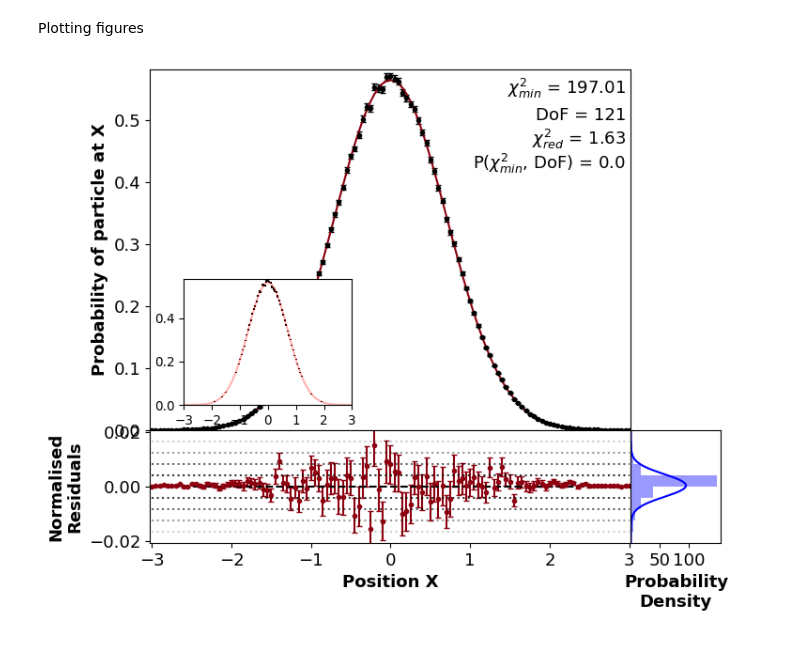
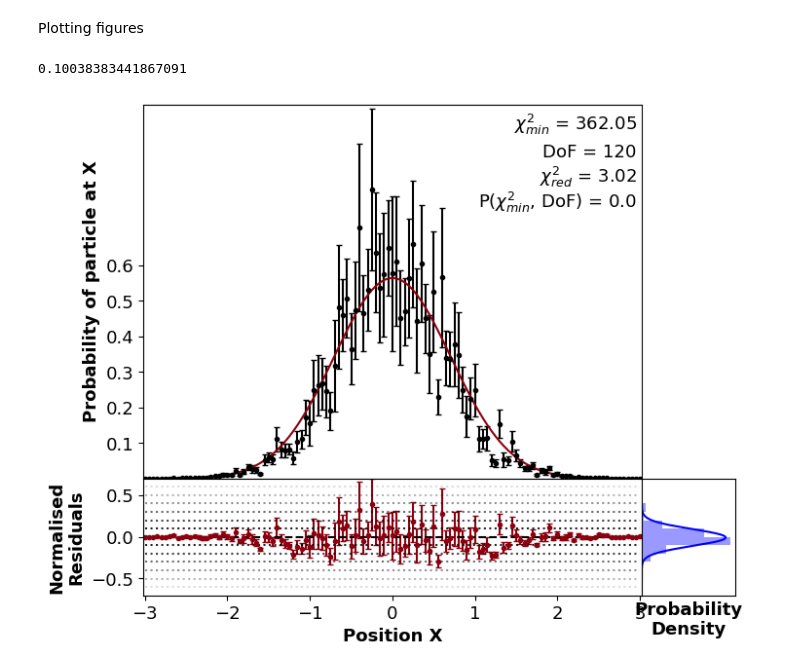
Before and after one commit to Wildeofthewest1/ProjectRepo, a Jupyter notebook: FeynmanPathIntegralJUPYTER.ipynb, the cells around one changed output. Saved outputs shown, nothing was run; the diff lists cells and outputs as text; code cells hidden in the pictures.

```diff
--- a/FeynmanPathIntegralJUPYTER.ipynb
+++ b/FeynmanPathIntegralJUPYTER.ipynb
@@ -169,7 +169,8 @@ def average(num_to_avs,paths1):
 # %% [markdown]
 Generate an average set of y values and standard errors for a set number of paths
 # %%
-ys, yerrs = average(50,1000)# average(NumberOfAverages,NumberOfPaths)
+#ys, yerrs = average(3,2)# average(NumberOfAverages,NumberOfPaths)
+ys, yerrs = average(10000,1)
 # %% [markdown]
 This Calculates the Chi squared values
 # %%
@@ -177,7 +178,7 @@ def chi_squared(model, x_data, y_data, y_err):
     return np.sum(((y_data - model(x_data))/y_err)**2)
 
 chi_squared_min = chi_squared(wavefunc, xs, ys, yerrs)
-degrees_of_freedom = xs.size
+degrees_of_freedom = (xs.size-1)
 reduced_chi2 = chi_squared_min/degrees_of_freedom
 Pvalue = scipy.stats.chi2.sf(chi_squared_min, degrees_of_freedom)
 
@@ -185,4 +186,5 @@ print('chi^2_min = {}'.format(chi_squared_min))
 print("Degrees of freedom = {}".format(degrees_of_freedom))
 print('reduced chi^2 = {}'.format(reduced_chi2))
 print('P(chi^2_min, DoF) = {}'.format(Pvalue))
+#critical value for 121 dof at 5% significance level 147.674
 # %% [output]
@@ -241,7 +242,7 @@ plt.gca().set_ylim([miny*0.99,np.max(ys+yerrs)*1.01])
 #plt.gca().set_xlim([xs[0],xs[-1]])
 plt.gca().set_xlim([startx,endx])
 plt.gca().axes.get_xaxis().set_ticks([])
-#plt.gca().axes.get_yaxis().set_ticks([0.2,0.3,0.4,0.5,0.6])
+plt.gca().axes.get_yaxis().set_ticks([0.1,0.2,0.3,0.4,0.5,0.6])
 
 plt.yticks(fontsize = textsize)
 plt.ylabel("Probability of particle at X", fontsize = textsize, weight = "bold")
@@ -263,6 +264,8 @@ plt.text(.99, .77, "P($\chi_{min}^2$, DoF) = "+"{}".format(str(round(Pvalue, 2))
 
 ############################################# Mini plot showing all data
 
+"""
+
 f1.add_axes((0.07*plotwidth,0.07*plotheight,miniscale*plotwidth,miniscale*plotheight))
 plt.gca().set_ylim([0,np.max(ys+yerrs)*1.01])
 plt.gca().set_xlim([xs[0],xs[-1]])
@@ -273,13 +276,14 @@ plt.gca().axes.get_xaxis().set_ticks([-3,-2,-1,0,1,2,3])
 plt.errorbar(minixs, miniys, miniyerrs, color = "black", linestyle = "none")#plot the numerical solution
 
 plt.plot(xs,analyticalValues, color = "red", alpha = 0.3)#plot the analytical solution
-
+"""
 
 
 
 ##########################################
 
 stdd = np.std(normres)
+print(stdd)
 
 j = int(np.max(normres + reserrs)/stdd)
 
@@ -300,32 +304,33 @@ for i in range(1,j):
 
 for i in range(-j+1,0):
     plt.plot(xs,i*stdresarray, color='black', linestyle='dotted', alpha = 1+i/j)
 
 plt.plot(xs,0*stdresarray, color='black', linestyle='dashed', alpha = 1)
 
 #######################################
 
 x = np.arange(-j*stdd,j*stdd,0.0000001)
 mean = statistics.mean(normres)
 sd = statistics.stdev(normres)
 
 
 f1.add_axes((plotwidth,-resplotheight,histplotwidth,resplotheight))#add axes for histogram plot
 plt.gca().set_ylim([-j*stdd,j*stdd])
 plt.gca().axes.get_yaxis().set_ticks([])
-plt.gca().axes.get_xaxis().set_ticks([50,100])
+plt.gca().axes.get_xaxis().set_ticks([5,10])
 plt.yticks(fontsize = textsize)
 plt.xticks(fontsize = textsize)
 plt.xlabel("Probability\nDensity", fontsize = textsize, weight = "bold")
 histrange = np.arange(-j*stdd,(j+1)*stdd,stdd)
 
 plt.hist(normres, histrange, density=True, orientation = "horizontal", color = "blue", alpha = 0.4)
 plt.plot( norm.pdf(x, mean, sd), x, color = "blue")
 
 
 #actionarray = metropolis(100,0)
 #plt.plot(np.arange(0,100,1),actionarray)
 
 plt.show()
 # %% [output]
+0.10038383441867091
-[figure, old version]
+[figure, new version]
```
Also changed, not shown: parts of 2 cells of this notebook.
